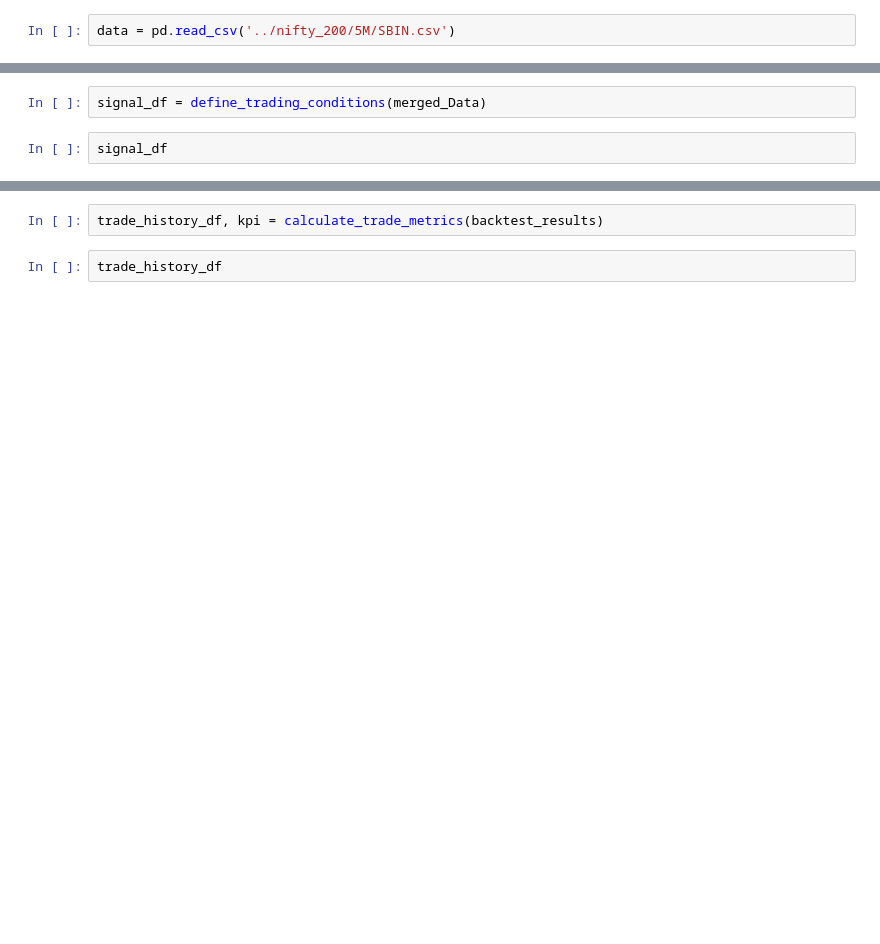
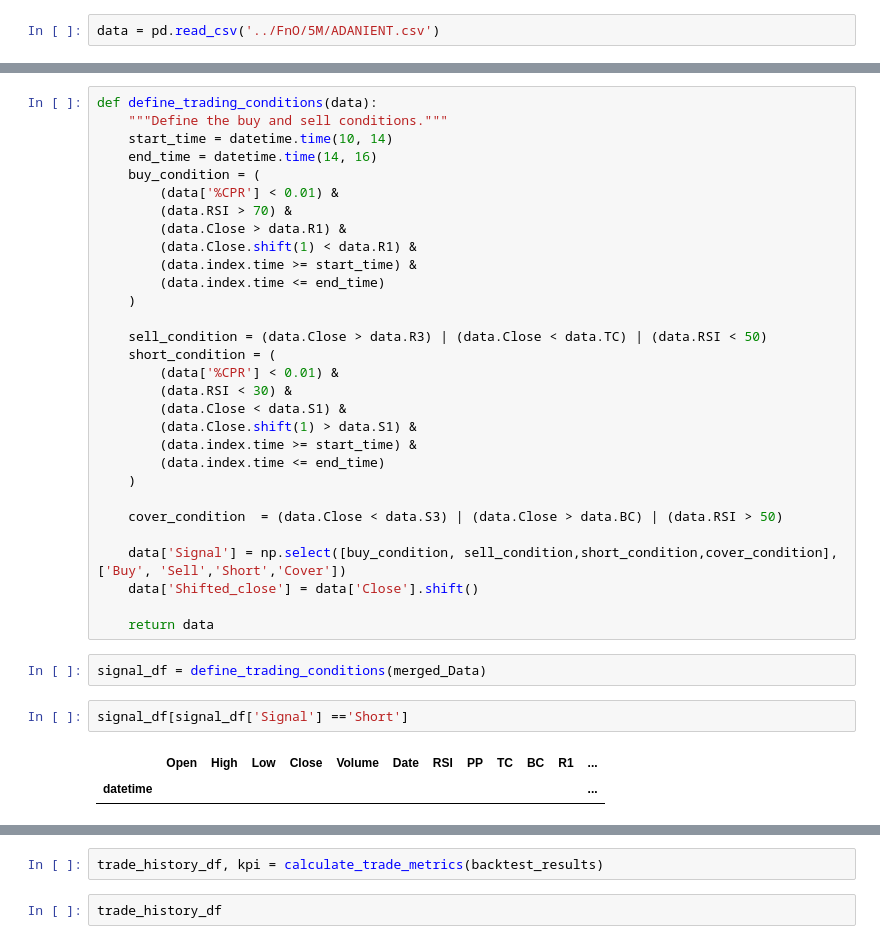
Before and after one commit to rsuganesh7/Trading_codes, a Jupyter notebook: Backtest/st3.ipynb, the cells around one changed output, grey strips where cells are left out. Saved outputs shown, nothing was run; the diff lists cells and outputs as text; blank space fills up the shorter version.

```diff
--- a/Backtest/st3.ipynb
+++ b/Backtest/st3.ipynb
@@ -10,7 +10,7 @@ from logzero import logger, loglevel
 import logzero
 import st2
 # %%
-data = pd.read_csv('../nifty_200/5M/SBIN.csv')
+data = pd.read_csv('../FnO/5M/ADANIENT.csv')
 # %%
 data.Datetime = pd.to_datetime(data.Datetime)
 data.set_index('Datetime', inplace=True)
@@ -62,6 +122,39 @@ def define_trading_conditions(data):
+# %%
+def define_trading_conditions(data):
+    """Define the buy and sell conditions."""
+    start_time = datetime.time(10, 14)
+    end_time = datetime.time(14, 16)
+    buy_condition = (
+        (data['%CPR'] < 0.01) &
+        (data.RSI > 70) &
+        (data.Close > data.R1) &
+        (data.Close.shift(1) < data.R1) &
+        (data.index.time >= start_time) &
+        (data.index.time <= end_time)
+    )
+
+    sell_condition = (data.Close > data.R3) | (data.Close < data.TC) | (data.RSI < 50)
+    short_condition = (
+        (data['%CPR'] < 0.01) &
+        (data.RSI < 30) &
+        (data.Close < data.S1) &
+        (data.Close.shift(1) > data.S1) &
+        (data.index.time >= start_time) &
+        (data.index.time <= end_time)
+    )
+
+    cover_condition  = (data.Close < data.S3) | (data.Close > data.BC) | (data.RSI > 50)
+
+    data['Signal'] = np.select([buy_condition, sell_condition,short_condition,cover_condition], ['Buy', 'Sell','Short','Cover'])
+    data['Shifted_close'] = data['Close'].shift()
+
+    return data
 # %%
 signal_df = define_trading_conditions(merged_Data)
-# %%
-signal_df
+# %%
+signal_df[signal_df['Signal'] =='Short']
+# %% [output]
+|  | Open | High | Low | Close | Volume | Date | RSI | PP | TC | BC | R1 | ... |
+| datetime |  |  |  |  |  |  |  |  |  |  |  | ... |
 # %%
 def backtest(df, initial_capital=100000, risk_per_trade=0.01, stop_loss=0.01, take_profit=0.03):
```
Also changed, not shown: parts of 12 cells of this notebook, 24 other files.
